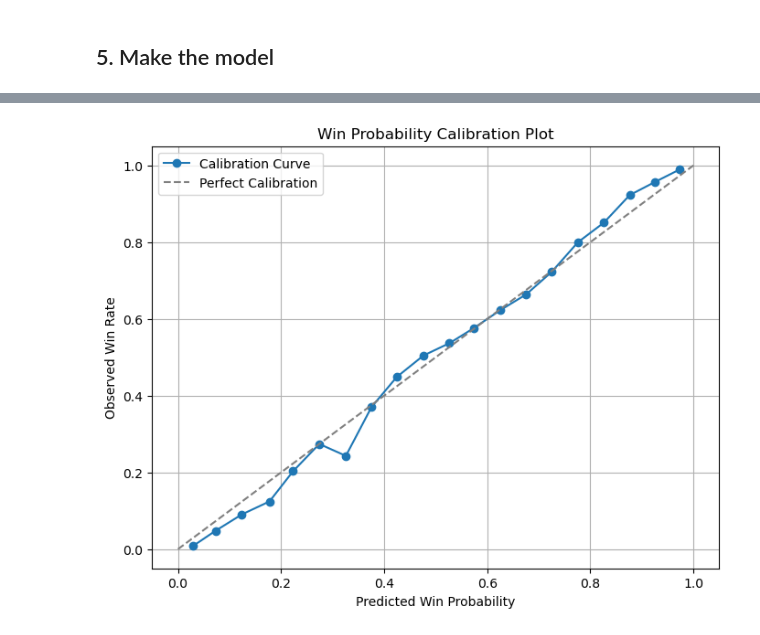
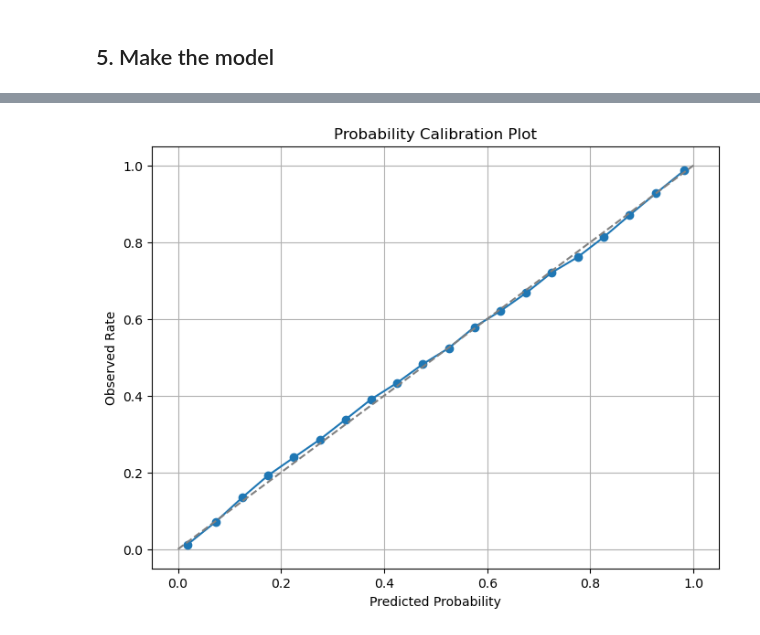
Before and after one commit to lneuendorf/4th-down-models, a Jupyter notebook: notebooks/win_probability.ipynb, the cells around one changed output, grey strips where cells are left out. Drawn from its saved outputs; the diff is of its cells as text; code cells hidden in the pictures.

```diff
--- a/notebooks/win_probability.ipynb
+++ b/notebooks/win_probability.ipynb
@@ -145,6 +173,7 @@ elos = []
 for year in YEARS:
     elos.append(pd.read_parquet(join(DATA_DIR, 'elo', f'{year}.parquet')))
 df_elos = pd.concat(elos, ignore_index=True).reset_index(drop=True)
+df_elos = df_elos.drop_duplicates(subset=['season', 'week', 'team_id'], keep='first')
 df_elos.head()
 # %% [output]
 |  | season | week | team_id | team | division | elo |
@@ -261,7 +290,7 @@ cols = ['game_id', 'drive_id', 'play_id', 'season', 'week', 'season_type', 'venu
         'offense', 'offense_conference', 'offense_division',
         'defense', 'defense_conference', 'defense_division',
         'score_diff', 'pregame_elo_diff', 'pregame_offense_elo', 'pregame_defense_elo', 'pct_game_played',
-        'offense_timeouts', 'defense_timeouts', 'home_team', 'yards_to_goal',
+        'offense_timeouts', 'defense_timeouts', 'is_home_team', 'yards_to_goal',
         'score_diff_final']
 
 #TODO: remove filtering for FBS only?
@@ -554,2 +573,19 @@ df['wp'] = preds_all
+# %%
+data_all = data.drop(columns=['game_id', 'won'])
+dall = xgb.DMatrix(data_all)
+
+preds_all_models = []
+
+for model in models:
+    preds = model.predict(dall)
+    preds_all_models.append(preds)
+
+preds_all_models = np.array(preds_all_models)
+
+# Calculate the 5%, 50%, 95% percentiles and the mean for each sample
+df['win_proba_5'] = np.percentile(preds_all_models, 5, axis=0)
+df['win_proba_50'] = np.percentile(preds_all_models, 50, axis=0)
+df['win_proba_95'] = np.percentile(preds_all_models, 95, axis=0)
+df['win_proba_mean'] = np.mean(preds_all_models, axis=0)
 # %%
 # plot win probability
@@ -567,24 +641,23 @@ plot_wp(df)
 # %%
-def plot_calibration(df, wp_col, actual_col, bins=100):
-    df['wp_bin'] = pd.cut(df[wp_col], bins=np.linspace(0, 1, bins + 1), labels=False, include_lowest=True)
-    calibration = df.groupby('wp_bin').agg(
-        predicted_wp=('wp', 'mean'),
-        actual_wp=(actual_col, 'mean'),
-        count=('wp', 'size')
+calibration = pd.DataFrame()
+def plot_calibration(df, proba_col, actual_col, bins=100, scale=0.2):
+    global calibration
+    df['proba_bin'] = pd.cut(df[proba_col], bins=np.linspace(0, 1, bins + 1), labels=False, include_lowest=True)
+    calibration = df.groupby('proba_bin').agg(
+        predicted_proba=(proba_col, 'mean'),
+        actual_proba=(actual_col, 'mean'),
+        count=(proba_col, 'size')
     ).reset_index()
 
     plt.figure(figsize=(8, 6))
-    plt.plot(calibration['predicted_wp'], calibration['actual_wp'], label='Calibration Curve', marker='o')
+    plt.plot(calibration['predicted_proba'], calibration['actual_proba'], label='Calibration Curve', marker='o')
     plt.plot([0, 1], [0, 1], linestyle='--', color='gray', label='Perfect Calibration')
-    plt.xlabel('Predicted Win Probability')
-    plt.ylabel('Observed Win Rate')
-    plt.title('Win Probability Calibration Plot')
-    plt.legend()
+    plt.xlabel('Predicted Probability')
+    plt.ylabel('Observed Rate')
+    plt.title('Probability Calibration Plot')
     plt.grid()
     plt.show()
 
-# Example usage
-df['actual_win'] = (df['score_diff_final'] > 0).astype(int)  # 1 if the team won, 0 otherwise
-plot_calibration(df, wp_col='wp', actual_col='actual_win', bins=20)
+plot_calibration(df, proba_col='win_proba_50', actual_col='won', bins=20)
 # %% [output]
-[figure, old version]
+[figure, new version]
```
Also changed, not shown: parts of 33 cells of this notebook, 2 other files.
